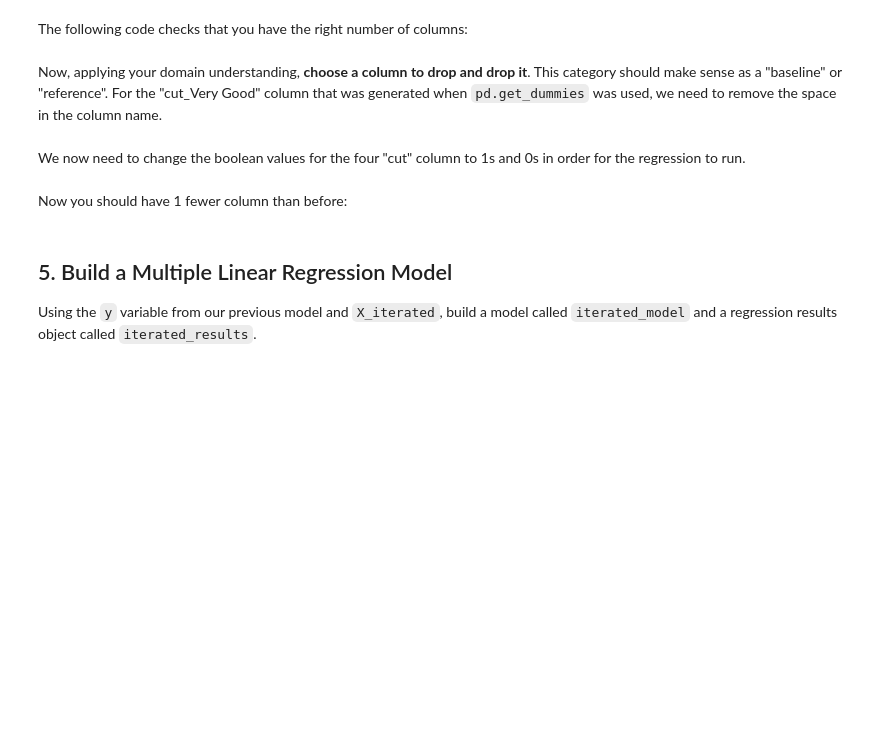
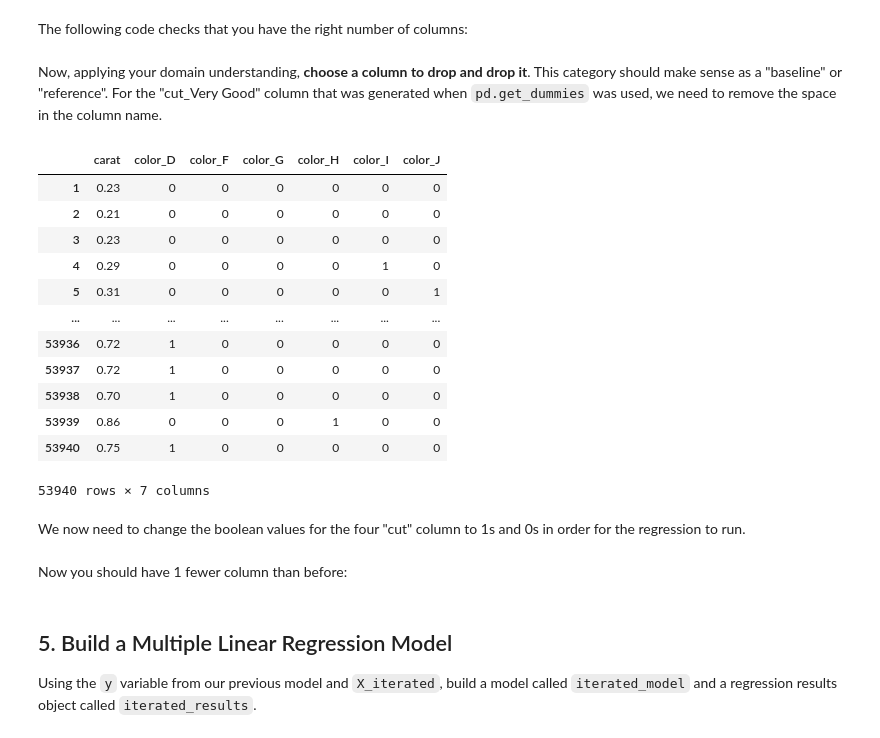
Before and after one commit to Wolfie3D/dsc-multiple-regression-cumulative-lab, a Jupyter notebook: index.ipynb, the cells around one changed output. Cells and saved outputs as stored; diff of their text form; code cells hidden in the pictures; blank space fills up the shorter version.

```diff
--- a/index.ipynb
+++ b/index.ipynb
@@ -359,3 +392,24 @@ Now, applying your domain understanding, **choose a column to drop and drop it**
+# %%
+# Your code here
+# "Fair" is the worst cut so we'll drop that as the baseline
+X_iterated.drop("color_E", axis=1, inplace=True)
+# Remove the space in the Very Good column
+X_iterated.columns = X_iterated.columns.str.replace(' ', '')
+X_iterated
+# %% [output]
+|  | carat | color_D | color_F | color_G | color_H | color_I | color_J |
+| 1 | 0.23 | 0 | 0 | 0 | 0 | 0 | 0 |
+| 2 | 0.21 | 0 | 0 | 0 | 0 | 0 | 0 |
+| 3 | 0.23 | 0 | 0 | 0 | 0 | 0 | 0 |
+| 4 | 0.29 | 0 | 0 | 0 | 0 | 1 | 0 |
+| 5 | 0.31 | 0 | 0 | 0 | 0 | 0 | 1 |
+| ... | ... | ... | ... | ... | ... | ... | ... |
+| 53936 | 0.72 | 1 | 0 | 0 | 0 | 0 | 0 |
+| 53937 | 0.72 | 1 | 0 | 0 | 0 | 0 | 0 |
+| 53938 | 0.70 | 1 | 0 | 0 | 0 | 0 | 0 |
+| 53939 | 0.86 | 0 | 0 | 0 | 1 | 0 | 0 |
+| 53940 | 0.75 | 1 | 0 | 0 | 0 | 0 | 0 |
+53940 rows × 7 columns
 # %% [markdown]
 We now need to change the boolean values for the four "cut" column to 1s and 0s in order for the regression to run.
 # %%
```
Also changed, not shown: parts of 13 cells of this notebook.
